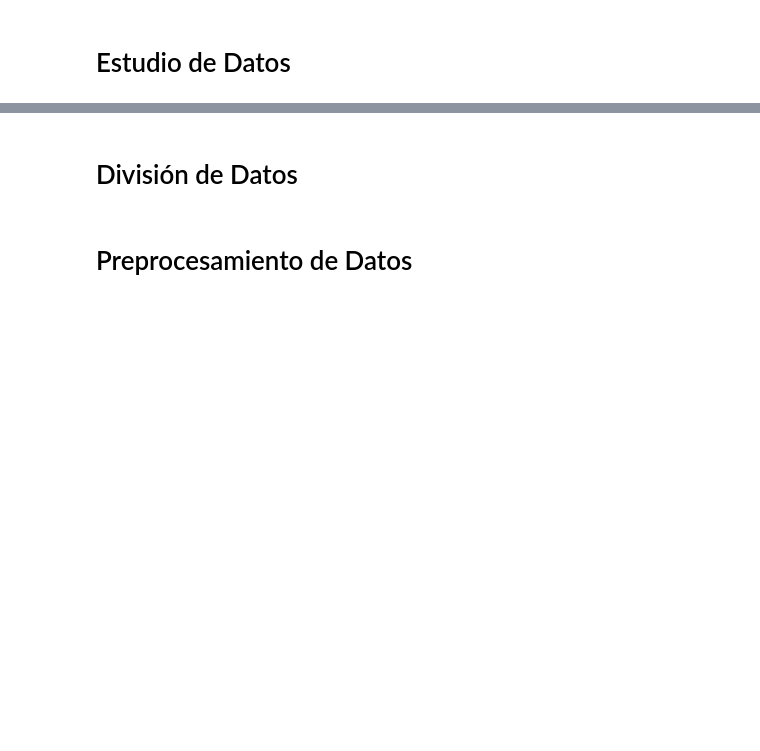
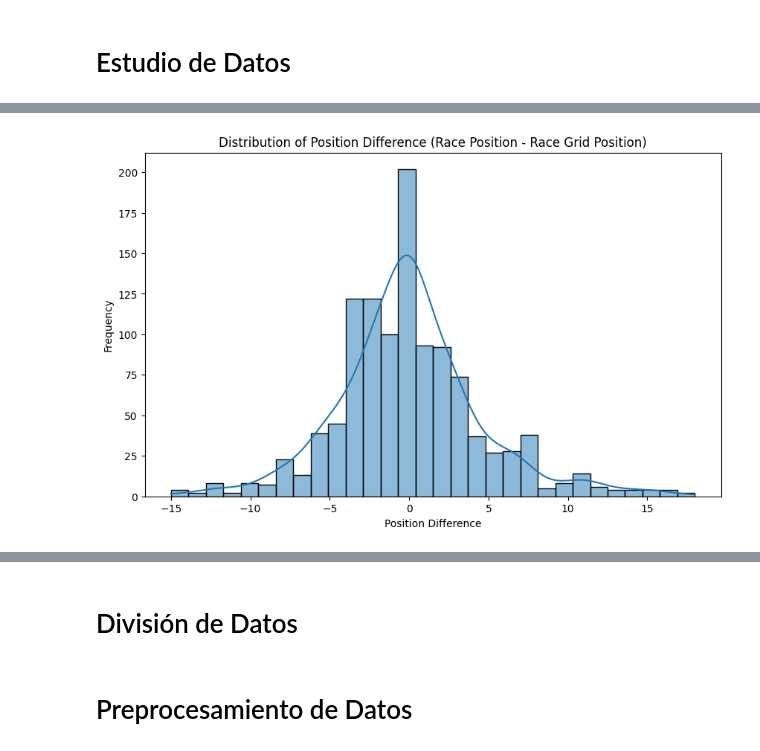
Before and after one commit to DiogoFabricioAG/Pull-Test, a Jupyter notebook: DCCarreras/DCCarreras.ipynb, the cells around one changed output, grey strips where cells are left out. Cells and saved outputs as stored; diff of their text form; code cells hidden in the pictures; blank space fills up the shorter version.

```diff
--- a/DCCarreras/DCCarreras.ipynb
+++ b/DCCarreras/DCCarreras.ipynb
@@ -34,0 +88,13 @@ df.head()
+# %%
+# Calcular la diferencia entre la posición de la parrilla y la posición final
+df['Position_Difference'] = df['Race_Position'] - df['Race_GridPosition']
+
+# Visualizar la distribución de la diferencia de posición
+plt.figure(figsize=(10, 6))
+sns.histplot(x='Position_Difference', data=df, bins=30, kde=True)
+plt.title('Distribution of Position Difference (Race Position - Race Grid Position)')
+plt.xlabel('Position Difference')
+plt.ylabel('Frequency')
+plt.show()
+# %% [output]
+[figure, added]
```
Also changed, not shown: parts of 7 cells of this notebook.
